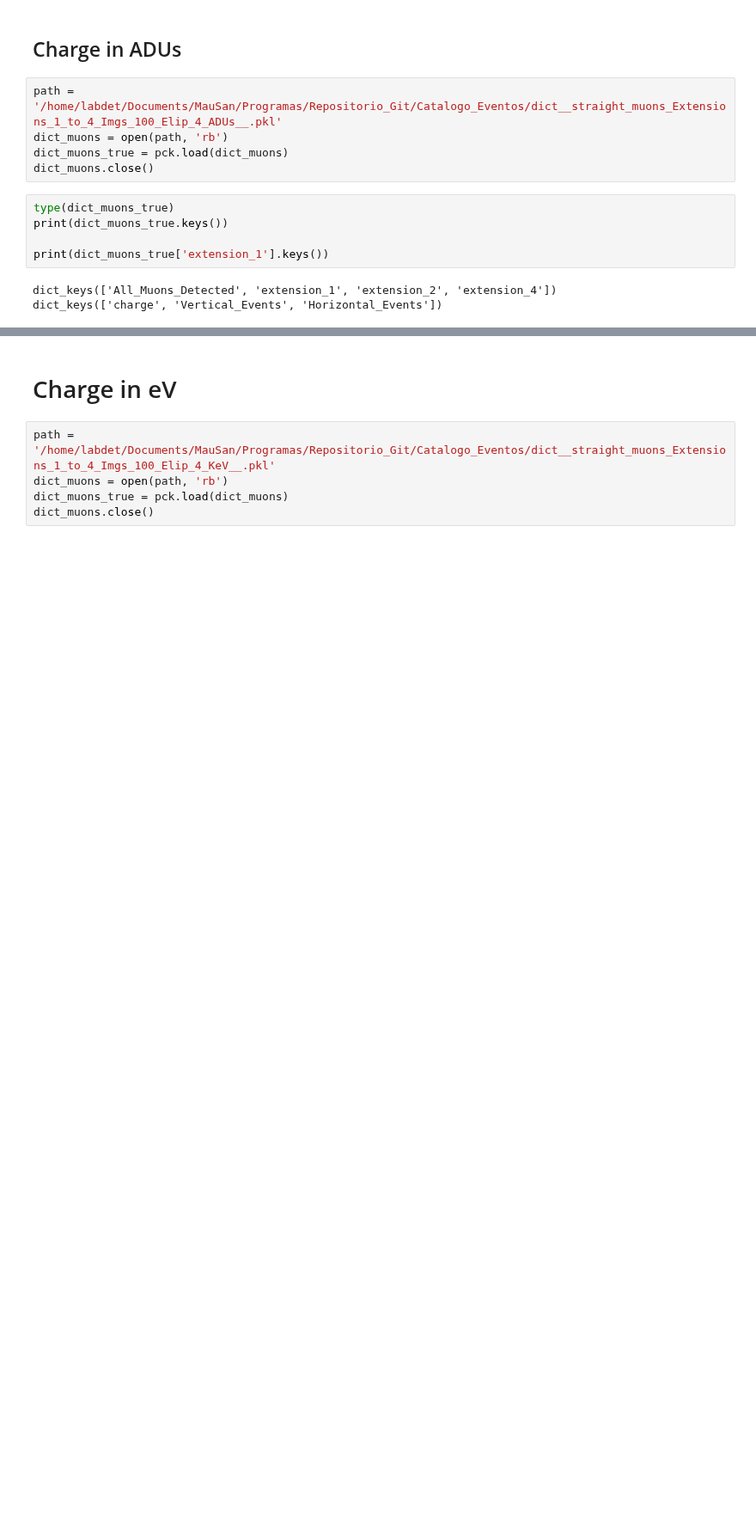
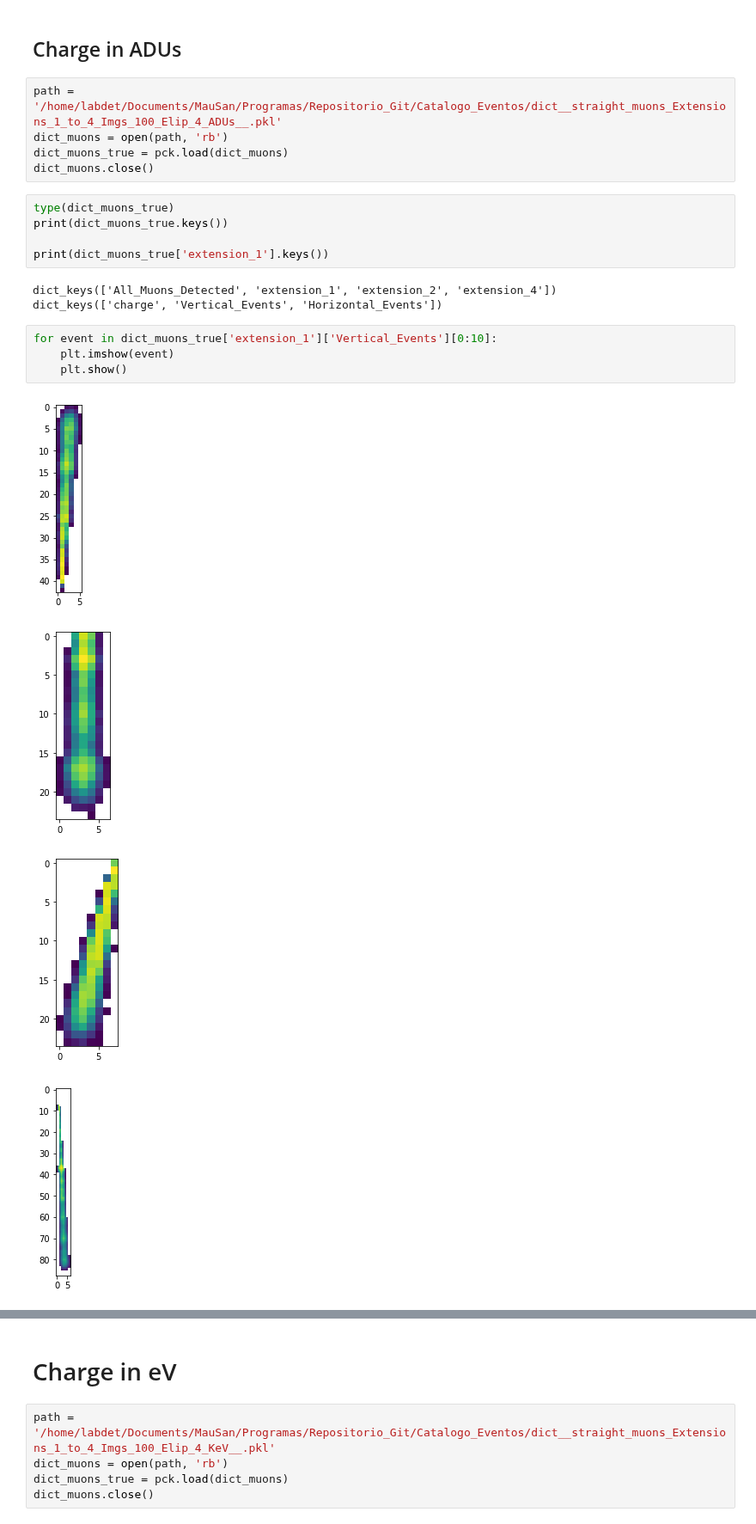
Before and after one commit to mausanram/CodigosICN, a Jupyter notebook: Catalogo_Eventos/Perfil_Muones.ipynb, the cells around one changed output, grey strips where cells are left out. Shown at 86% size. Saved outputs shown, nothing was run; the diff lists cells and outputs as text; blank space fills up the shorter version.

```diff
--- a/Catalogo_Eventos/Perfil_Muones.ipynb
+++ b/Catalogo_Eventos/Perfil_Muones.ipynb
@@ -32,3 +111,12 @@ print(dict_muons_true['extension_1'].keys())
 # %% [output]
 dict_keys(['All_Muons_Detected', 'extension_1', 'extension_2', 'extension_4'])
 dict_keys(['charge', 'Vertical_Events', 'Horizontal_Events'])
+# %%
+for event in dict_muons_true['extension_1']['Vertical_Events'][0:10]:
+    plt.imshow(event)
+    plt.show()
+# %% [output]
+[figure, added]
+[figure, added]
+[figure, added]
+[figure, added]
```
Also changed, not shown: parts of 14 cells of this notebook, 1 other file.
